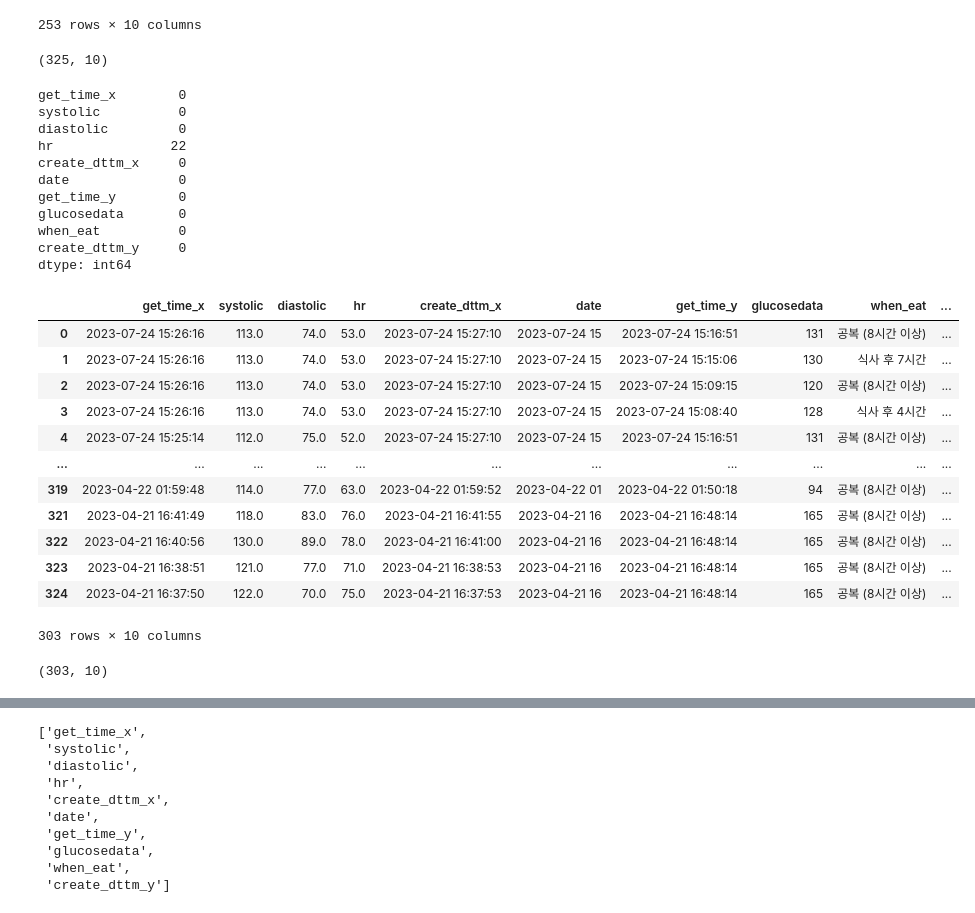
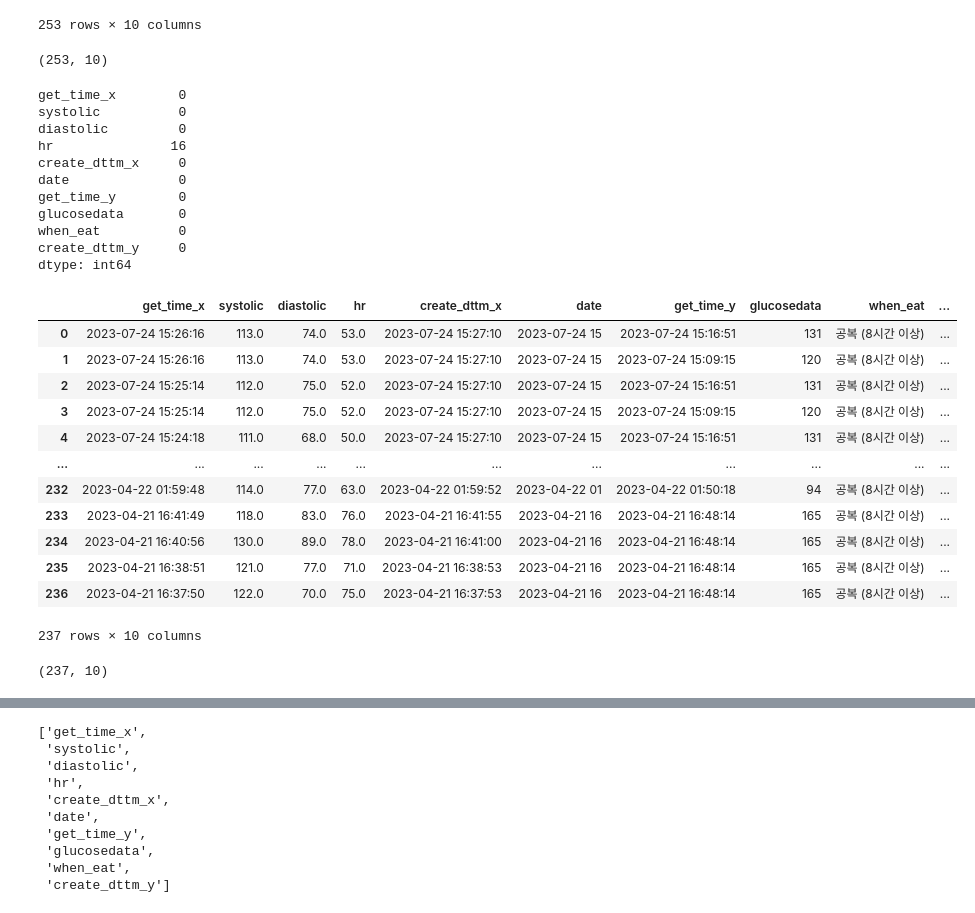
Before and after one commit to GitHayang/python, a Jupyter notebook: 미완성/healthData.ipynb, the cells around one changed output, grey strips where cells are left out. Saved outputs shown, nothing was run; the diff lists cells and outputs as text; code cells hidden in the pictures.

```diff
--- a/미완성/healthData.ipynb
+++ b/미완성/healthData.ipynb
@@ -291,16 +291,16 @@ eightData
 | 324 | 2023-04-21 16:37:50 | 122.0 | 70.0 | 75.0 | 2023-04-21 16:37:53 | 2023-04-21 16 | 2023-04-21 16:48:14 | 165 | 공복 (8시간 이상) | ... |
 253 rows × 10 columns
 # %%
-mergedData.shape
+eightData.shape
 # %% [output]
-(325, 10)
+(253, 10)
 # %%
-mergedData.isnull().sum()
+eightData.isnull().sum()
 # %% [output]
 get_time_x        0
 systolic          0
 diastolic         0
-hr               22
+hr               16
 create_dttm_x     0
 date              0
 get_time_y        0
@@ -309,26 +309,27 @@ when_eat          0
 create_dttm_y     0
 dtype: int64
 # %%
-mergedData = mergedData.dropna(axis=0)
-mergedData
+eightData = eightData.dropna(axis=0)
+eightData = eightData.reset_index(drop=True)
+eightData
 # %% [output]
 |  | get_time_x | systolic | diastolic | hr | create_dttm_x | date | get_time_y | glucosedata | when_eat | ... |
 | 0 | 2023-07-24 15:26:16 | 113.0 | 74.0 | 53.0 | 2023-07-24 15:27:10 | 2023-07-24 15 | 2023-07-24 15:16:51 | 131 | 공복 (8시간 이상) | ... |
-| 1 | 2023-07-24 15:26:16 | 113.0 | 74.0 | 53.0 | 2023-07-24 15:27:10 | 2023-07-24 15 | 2023-07-24 15:15:06 | 130 | 식사 후 7시간 | ... |
-| 2 | 2023-07-24 15:26:16 | 113.0 | 74.0 | 53.0 | 2023-07-24 15:27:10 | 2023-07-24 15 | 2023-07-24 15:09:15 | 120 | 공복 (8시간 이상) | ... |
-| 3 | 2023-07-24 15:26:16 | 113.0 | 74.0 | 53.0 | 2023-07-24 15:27:10 | 2023-07-24 15 | 2023-07-24 15:08:40 | 128 | 식사 후 4시간 | ... |
-| 4 | 2023-07-24 15:25:14 | 112.0 | 75.0 | 52.0 | 2023-07-24 15:27:10 | 2023-07-24 15 | 2023-07-24 15:16:51 | 131 | 공복 (8시간 이상) | ... |
+| 1 | 2023-07-24 15:26:16 | 113.0 | 74.0 | 53.0 | 2023-07-24 15:27:10 | 2023-07-24 15 | 2023-07-24 15:09:15 | 120 | 공복 (8시간 이상) | ... |
+| 2 | 2023-07-24 15:25:14 | 112.0 | 75.0 | 52.0 | 2023-07-24 15:27:10 | 2023-07-24 15 | 2023-07-24 15:16:51 | 131 | 공복 (8시간 이상) | ... |
+| 3 | 2023-07-24 15:25:14 | 112.0 | 75.0 | 52.0 | 2023-07-24 15:27:10 | 2023-07-24 15 | 2023-07-24 15:09:15 | 120 | 공복 (8시간 이상) | ... |
+| 4 | 2023-07-24 15:24:18 | 111.0 | 68.0 | 50.0 | 2023-07-24 15:27:10 | 2023-07-24 15 | 2023-07-24 15:16:51 | 131 | 공복 (8시간 이상) | ... |
 | ... | ... | ... | ... | ... | ... | ... | ... | ... | ... | ... |
-| 319 | 2023-04-22 01:59:48 | 114.0 | 77.0 | 63.0 | 2023-04-22 01:59:52 | 2023-04-22 01 | 2023-04-22 01:50:18 | 94 | 공복 (8시간 이상) | ... |
-| 321 | 2023-04-21 16:41:49 | 118.0 | 83.0 | 76.0 | 2023-04-21 16:41:55 | 2023-04-21 16 | 2023-04-21 16:48:14 | 165 | 공복 (8시간 이상) | ... |
-| 322 | 2023-04-21 16:40:56 | 130.0 | 89.0 | 78.0 | 2023-04-21 16:41:00 | 2023-04-21 16 | 2023-04-21 16:48:14 | 165 | 공복 (8시간 이상) | ... |
-| 323 | 2023-04-21 16:38:51 | 121.0 | 77.0 | 71.0 | 2023-04-21 16:38:53 | 2023-04-21 16 | 2023-04-21 16:48:14 | 165 | 공복 (8시간 이상) | ... |
-| 324 | 2023-04-21 16:37:50 | 122.0 | 70.0 | 75.0 | 2023-04-21 16:37:53 | 2023-04-21 16 | 2023-04-21 16:48:14 | 165 | 공복 (8시간 이상) | ... |
+| 232 | 2023-04-22 01:59:48 | 114.0 | 77.0 | 63.0 | 2023-04-22 01:59:52 | 2023-04-22 01 | 2023-04-22 01:50:18 | 94 | 공복 (8시간 이상) | ... |
+| 233 | 2023-04-21 16:41:49 | 118.0 | 83.0 | 76.0 | 2023-04-21 16:41:55 | 2023-04-21 16 | 2023-04-21 16:48:14 | 165 | 공복 (8시간 이상) | ... |
+| 234 | 2023-04-21 16:40:56 | 130.0 | 89.0 | 78.0 | 2023-04-21 16:41:00 | 2023-04-21 16 | 2023-04-21 16:48:14 | 165 | 공복 (8시간 이상) | ... |
+| 235 | 2023-04-21 16:38:51 | 121.0 | 77.0 | 71.0 | 2023-04-21 16:38:53 | 2023-04-21 16 | 2023-04-21 16:48:14 | 165 | 공복 (8시간 이상) | ... |
+| 236 | 2023-04-21 16:37:50 | 122.0 | 70.0 | 75.0 | 2023-04-21 16:37:53 | 2023-04-21 16 | 2023-04-21 16:48:14 | 165 | 공복 (8시간 이상) | ... |
-303 rows × 10 columns
+237 rows × 10 columns
 # %%
-mergedData.shape
+eightData.shape
 # %% [output]
-(303, 10)
+(237, 10)
 # %%
 mergedData.isnull().sum()
 # %% [output]
```
Also changed, not shown: parts of 17 cells of this notebook, 2 other files.
